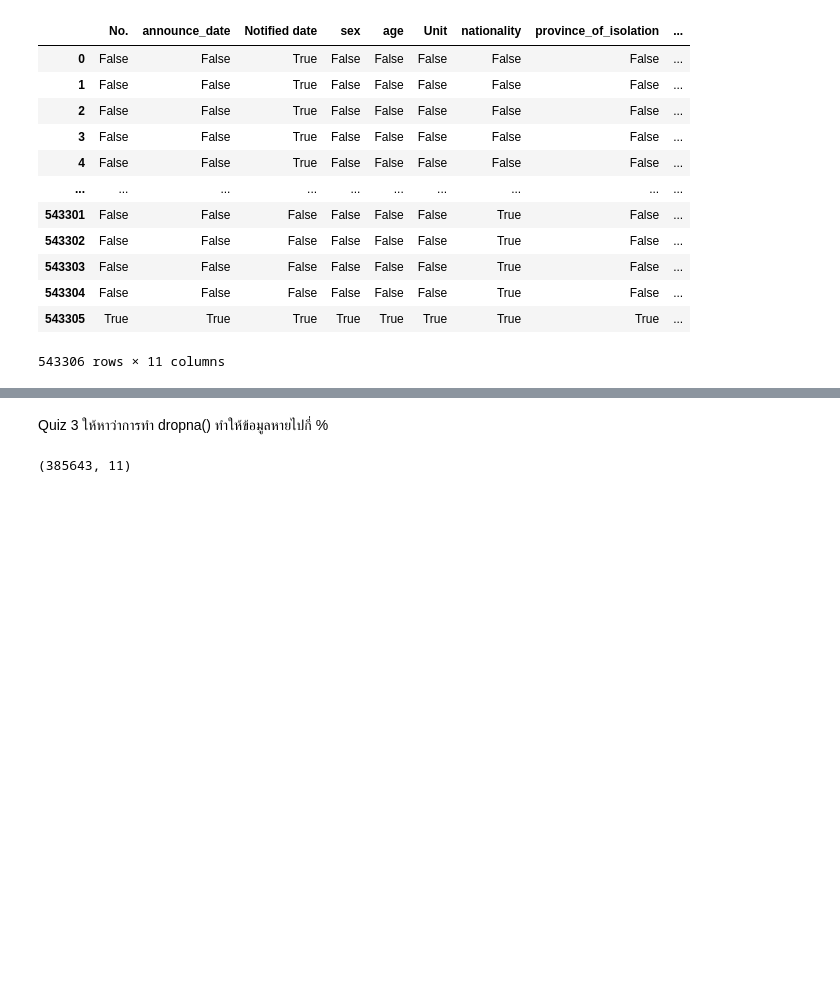
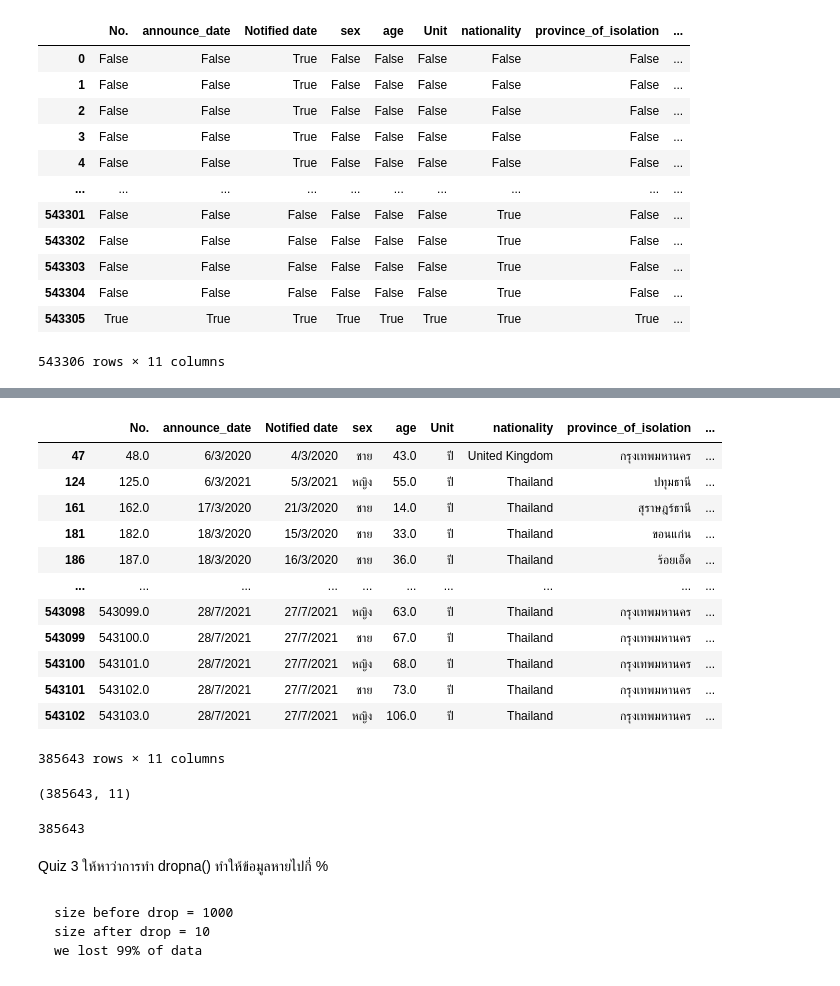
Before and after one commit to team0243/DWDM21, a Jupyter notebook: Data103(Chapter3).ipynb, the cells around one changed output, grey strips where cells are left out. Cells and saved outputs as stored; diff of their text form; code cells hidden in the pictures; blank space fills up the shorter version.

````diff
--- a/Data103(Chapter3).ipynb
+++ b/Data103(Chapter3).ipynb
@@ -116,7 +168,34 @@ data_cases
+# %%
+data_cases.dropna()
+# %% [output]
+|  | No. | announce_date | Notified date | sex | age | Unit | nationality | province_of_isolation | ... |
+| 47 | 48.0 | 6/3/2020 | 4/3/2020 | ชาย | 43.0 | ปี | United Kingdom | กรุงเทพมหานคร | ... |
+| 124 | 125.0 | 6/3/2021 | 5/3/2021 | หญิง | 55.0 | ปี | Thailand | ปทุมธานี | ... |
+| 161 | 162.0 | 17/3/2020 | 21/3/2020 | ชาย | 14.0 | ปี | Thailand | สุราษฎร์ธานี | ... |
+| 181 | 182.0 | 18/3/2020 | 15/3/2020 | ชาย | 33.0 | ปี | Thailand | ขอนแก่น | ... |
+| 186 | 187.0 | 18/3/2020 | 16/3/2020 | ชาย | 36.0 | ปี | Thailand | ร้อยเอ็ด | ... |
+| ... | ... | ... | ... | ... | ... | ... | ... | ... | ... |
+| 543098 | 543099.0 | 28/7/2021 | 27/7/2021 | หญิง | 63.0 | ปี | Thailand | กรุงเทพมหานคร | ... |
+| 543099 | 543100.0 | 28/7/2021 | 27/7/2021 | ชาย | 67.0 | ปี | Thailand | กรุงเทพมหานคร | ... |
+| 543100 | 543101.0 | 28/7/2021 | 27/7/2021 | หญิง | 68.0 | ปี | Thailand | กรุงเทพมหานคร | ... |
+| 543101 | 543102.0 | 28/7/2021 | 27/7/2021 | ชาย | 73.0 | ปี | Thailand | กรุงเทพมหานคร | ... |
+| 543102 | 543103.0 | 28/7/2021 | 27/7/2021 | หญิง | 106.0 | ปี | Thailand | กรุงเทพมหานคร | ... |
+385643 rows × 11 columns
+# %%
+data_cases.dropna().shape # ดูว่าข้อมูลมีทั้งหมดเท่าไร
+# %% [output]
+(385643, 11)
+# %%
+data_cases.dropna().shape[0]
+# %% [output]
+385643
 # %% [markdown]
 Quiz 3 ให้หาว่าการทำ dropna() ทำให้ข้อมูลหายไปกี่ %
-# %%
-data_cases.dropna().shape
-# %% [output]
-(385643, 11)
+# %% [markdown]
+
+```
+size before drop = 1000
+size after drop = 10
+we lost 99% of data
+```
 # %%
````
Also changed, not shown: parts of 18 cells of this notebook.
